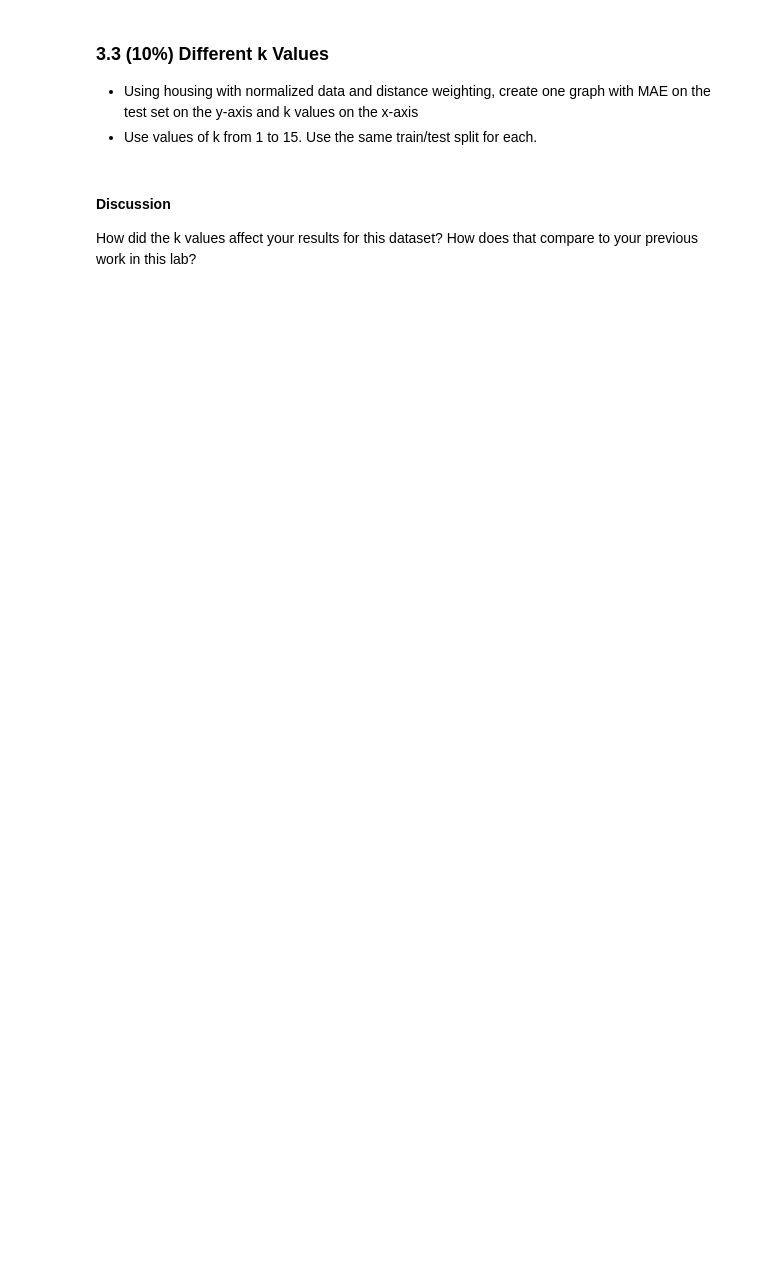
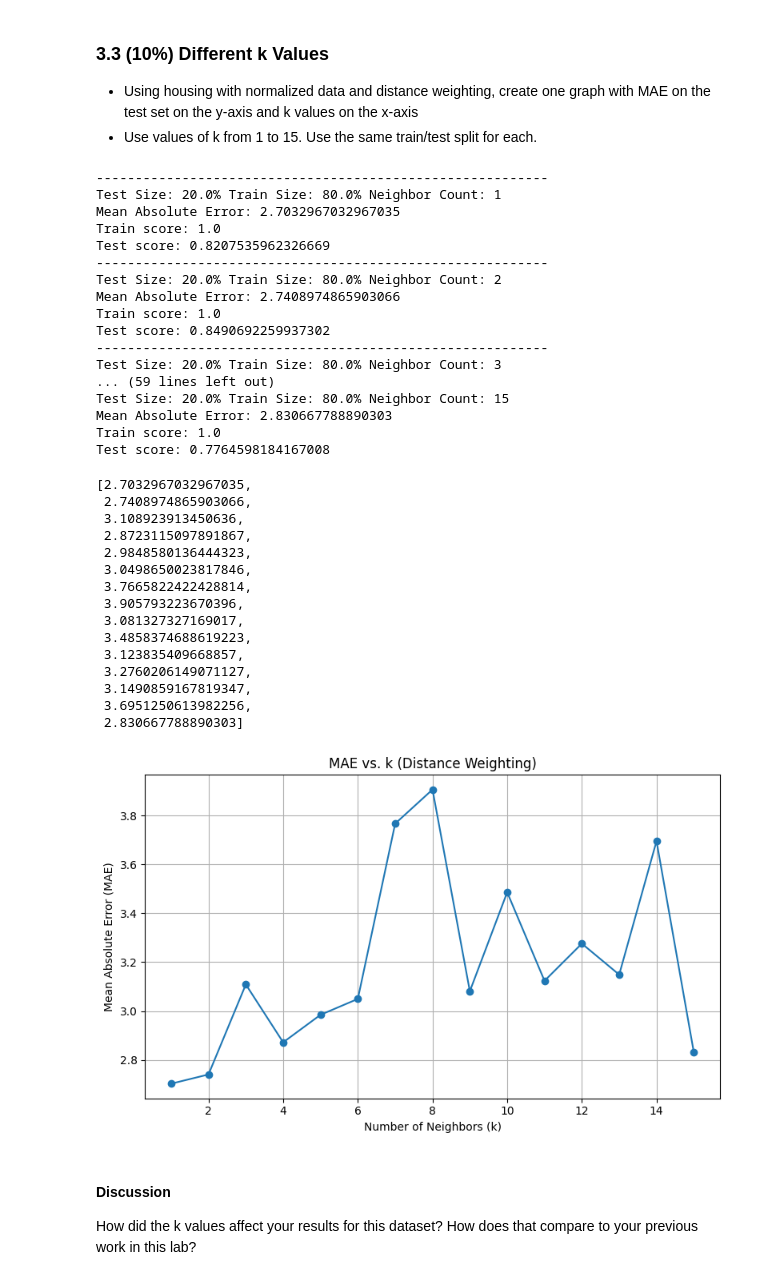
Before and after one commit to tychart/byu-cs-270-projects, a Jupyter notebook: KNN Lab.ipynb, the cells around one changed output. Saved outputs shown, nothing was run; the diff lists cells and outputs as text; code cells hidden in the pictures; blank space fills up the shorter version.

```diff
--- a/KNN Lab.ipynb
+++ b/KNN Lab.ipynb
@@ -169,3 +229,11 @@ What did you observe in your results?
 - Try it with k=3 without distance weighting but *with* normalization of input features.  You may use any reasonable normalization approach (e.g. standard min-max normalization between 0-1, z-transform, etc.)
 # %%
 # Train/Predict with normalization
+
+scaler = MinMaxScaler()
+
+scaler.fit(X)
+
+X_norm = scaler.transform(X)
+
+run_stuff(X_norm, y)
@@ -179,3 +254,5 @@ Discuss the results of using normalized data vs. unnormalized data
 - Try it with k=3 and with distance weighting *and* normalization
 # %%
 #Train/Precdict with normalization and distance weighting
+
+run_stuff(X_norm, y, weights="distance")
@@ -190,3 +274,6 @@ Comparison and discuss the differences you see with distance weighting and norma
 - Use values of k from 1 to 15.  Use the same train/test split for each.
 # %%
 # Calculate and Graph classification accuracy vs k values
+
+for i in range(1, 15):
+  run_stuff(X_norm, y, weights="distance", n_neighbors=i)
@@ -219,0 +345,8 @@ Discuss the innapropriate feature. Which one and why?
+# %%
+Data_Set = arff.loadarff(f'datasets/housing_train.arff')
+df = pd.DataFrame(Data_Set[0])
+
+display(df.head())
+
+X = pd.get_dummies(df.drop('MEDV', axis=1)).to_numpy()
+y = df['MEDV'].to_numpy()
@@ -231,3 +440,61 @@ Discuss your results. How did the hyperparameters affect your results? Discuss e
+# %%
+# Learn and graph for different k values
+
+maes = []
+
+# k values that correspond to the MAE list (1 – 15 inclusive)
+k_values = list(range(1, 16))
+
+for i in k_values:
+  maes.append(run_stuff(X_norm, y, weights="distance", n_neighbors=i)[0])
+
+display(maes)
+
+
+
+# Plotting
+plt.figure(figsize=(8, 5))
+plt.plot(k_values, maes, marker='o', linestyle='-')
+plt.title('MAE vs. k (Distance Weighting)')
+plt.xlabel('Number of Neighbors (k)')
+plt.ylabel('Mean Absolute Error (MAE)')
+plt.grid(True)
+plt.tight_layout()
+plt.show()
+# %% [output]
+----------------------------------------------------------
+Test Size: 20.0% Train Size: 80.0% Neighbor Count: 1
+Mean Absolute Error: 2.7032967032967035
+Train score: 1.0
+Test score: 0.8207535962326669
+----------------------------------------------------------
+Test Size: 20.0% Train Size: 80.0% Neighbor Count: 2
+Mean Absolute Error: 2.7408974865903066
+Train score: 1.0
+Test score: 0.8490692259937302
+----------------------------------------------------------
+Test Size: 20.0% Train Size: 80.0% Neighbor Count: 3
+... (59 lines left out)
+Test Size: 20.0% Train Size: 80.0% Neighbor Count: 15
+Mean Absolute Error: 2.830667788890303
+Train score: 1.0
+Test score: 0.7764598184167008
+[2.7032967032967035,
+ 2.7408974865903066,
+ 3.108923913450636,
+ 2.8723115097891867,
+ 2.9848580136444323,
+ 3.0498650023817846,
+ 3.7665822422428814,
+ 3.905793223670396,
+ 3.081327327169017,
+ 3.4858374688619223,
+ 3.123835409668857,
+ 3.2760206149071127,
+ 3.1490859167819347,
+ 3.6951250613982256,
+ 2.830667788890303]
+[figure, added]
 # %% [markdown]
 #### Discussion
 How did the k values affect your results for this dataset? How does that compare to your previous work in this lab?
```
Also changed, not shown: parts of 34 cells of this notebook, 1 other file.
